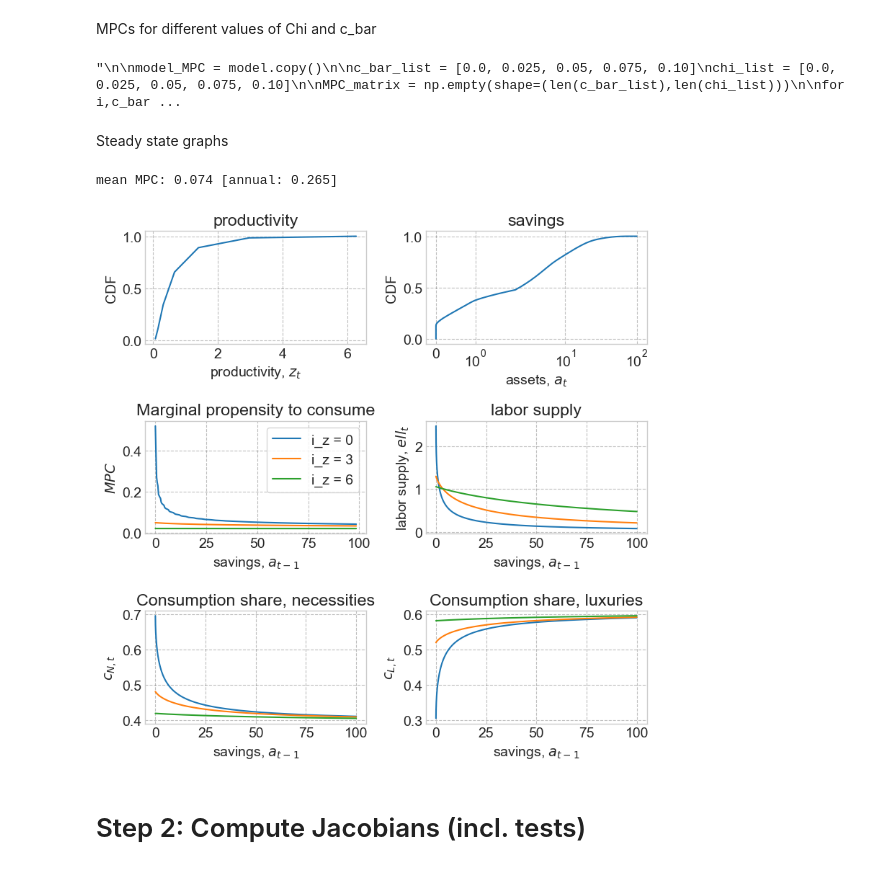
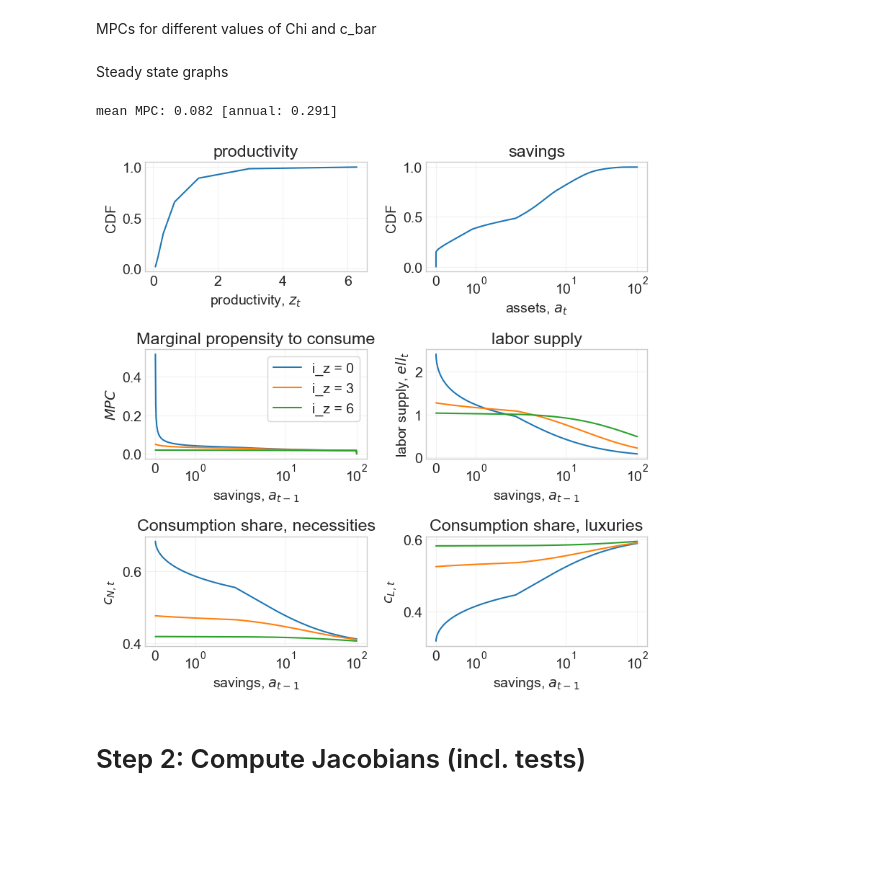
Before and after one commit to signehm0812/hank-speciale, a Jupyter notebook: two_sectors_subsistence/two_sector/HANK.ipynb, the cells around one changed output. Cells and saved outputs as stored; diff of their text form; code cells hidden in the pictures; blank space fills up the shorter version.

```diff
--- a/two_sectors_subsistence/two_sector/HANK.ipynb
+++ b/two_sectors_subsistence/two_sector/HANK.ipynb
@@ -102,7 +73,6 @@ wage share, luxuries production: (in the data =69.2%) =   0.5528
 # %% [markdown]
 MPCs for different values of Chi and c_bar
 # %%
-'''
 
 model_MPC = model.copy()
 
@@ -130,10 +100,6 @@ for i,c_bar in enumerate(c_bar_list):
 
 df_mpc = pd.DataFrame(MPC_matrix, columns=c_bar_list, index=chi_list)
 print(df_mpc.to_latex())
-
-'''
-# %% [output]
-"\n\nmodel_MPC = model.copy()\n\nc_bar_list = [0.0, 0.025, 0.05, 0.075, 0.10]\nchi_list = [0.0, 0.025, 0.05, 0.075, 0.10]\n\nMPC_matrix = np.empty(shape=(len(c_bar_list),len(chi_list)))\n\nfor i,c_bar ...
 # %% [markdown]
 Steady state graphs
 # %%
@@ -149,7 +115,7 @@ print(f'mean MPC: {mean_MPC:.3f} [annual: {mean_MPC_ann:.3f}]')
 
 fig = plt.figure(figsize=(8,8),dpi=100)
 
-# a. income
+# a. income/productivity
 ax = fig.add_subplot(3,2,1)
 ax.set_title('productivity')
 
@@ -170,17 +136,17 @@ ax.set_ylabel('CDF')
 ax.set_xscale('symlog')
 
 # c. MPC
-I = par.a_grid < 1
+I = par.a_grid < a_max
 
 ax = fig.add_subplot(3,2,3)
 ax.set_title(f'Marginal propensity to consume')
 
 for i_z in [0,par.Nz//2,par.Nz-1]:
-    ax.plot(par.a_grid[I]*100,MPC[0,i_z,I],label=f'i_z = {i_z}')
+    ax.plot(par.a_grid[I],MPC[0,i_z,I],label=f'i_z = {i_z}')
 ax.legend(frameon=True)
 ax.set_xlabel('savings, $a_{t-1}$')
 ax.set_ylabel('$MPC$')
-
+ax.set_xscale('symlog')
 
 # D. labor supply
 I = par.a_grid < a_max
@@ -193,35 +159,38 @@ for i_z in [0,par.Nz//2,par.Nz-1]:
 
 ax.set_xlabel('savings, $a_{t-1}$')
 ax.set_ylabel('labor supply, $ell_{t}$')
+ax.set_xscale('symlog')
 
 
 # a. necessity consumption share
 I = par.a_grid < a_max
 ax = fig.add_subplot(3,2,5)
 ax.set_title(f'Consumption share, necessities')
 
 for i_z in [0,par.Nz//2,par.Nz-1]:
     ax.plot(par.a_grid[I],ss.c_N[0,i_z,I]/(ss.P*ss.c[0,i_z,I]),label=f'i_z = {i_z}')
 #ax.legend(frameon=True)
 ax.set_xlabel('savings, $a_{t-1}$')
 ax.set_ylabel('$c_{N,t}$')
+ax.set_xscale('symlog')
 
 # a. luxury consumption share
 I = par.a_grid < a_max
 
 ax = fig.add_subplot(3,2,6)
 ax.set_title(f'Consumption share, luxuries')
 for i_z in [0,par.Nz//2,par.Nz-1]:
     ax.plot(par.a_grid[I],ss.Q*ss.c_L[0,i_z,I]/(ss.P*ss.c[0,i_z,I]),label=f'i_z = {i_z}')
 
 #ax.legend(frameon=True)
 ax.set_xlabel('savings, $a_{t-1}$')
 ax.set_ylabel('$c_{L,t}$')
+ax.set_xscale('symlog')
 
 fig.tight_layout()
 # %% [output]
-mean MPC: 0.074 [annual: 0.265]
+mean MPC: 0.082 [annual: 0.291]
-[figure, old version]
+[figure, new version]
 # %% [markdown]
 # Step 2: Compute Jacobians (incl. tests)
 # %% [markdown]
```
Also changed, not shown: parts of 20 cells of this notebook, 4 other files.
